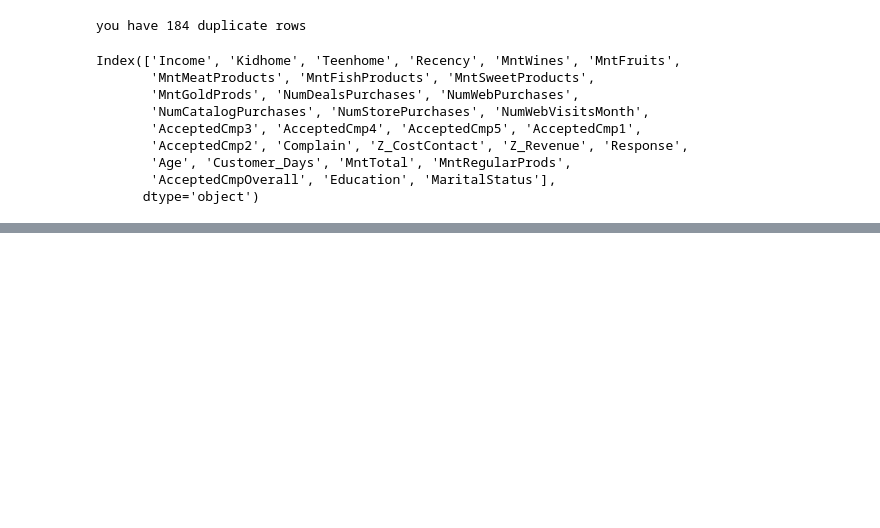
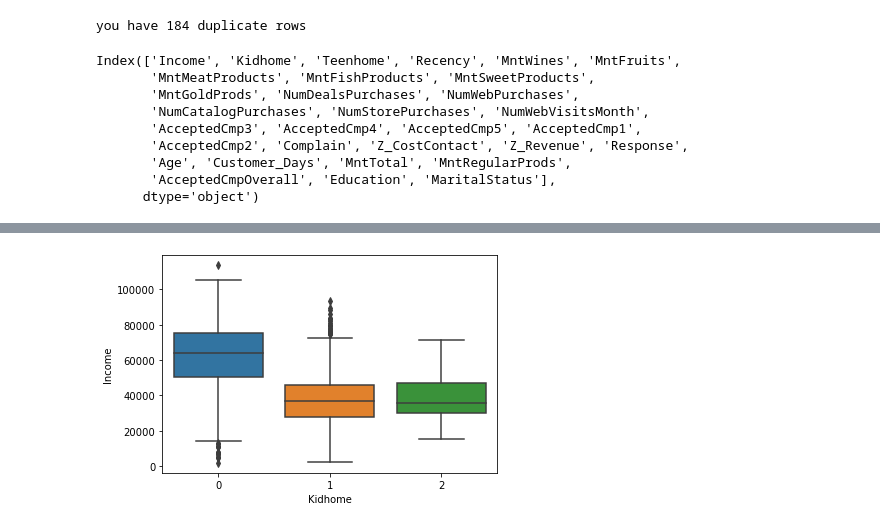
Before and after one commit to HMy2912/4ever18, a Jupyter notebook: Week 2/W2-D1.ipynb, the cells around one changed output, grey strips where cells are left out. Saved outputs shown, nothing was run; the diff lists cells and outputs as text; code cells hidden in the pictures; blank space fills up the shorter version.

```diff
--- a/Week 2/W2-D1.ipynb
+++ b/Week 2/W2-D1.ipynb
@@ -154,0 +170,5 @@ Index(['Income', 'Kidhome', 'Teenhome', 'Recency', 'MntWines', 'MntFruits',
+# %%
+sns.boxplot(y=df["Income"], x=df["Kidhome"])
+plt.show()
+# %% [output]
+[figure, added]
```
Also changed, not shown: parts of 13 cells of this notebook.
